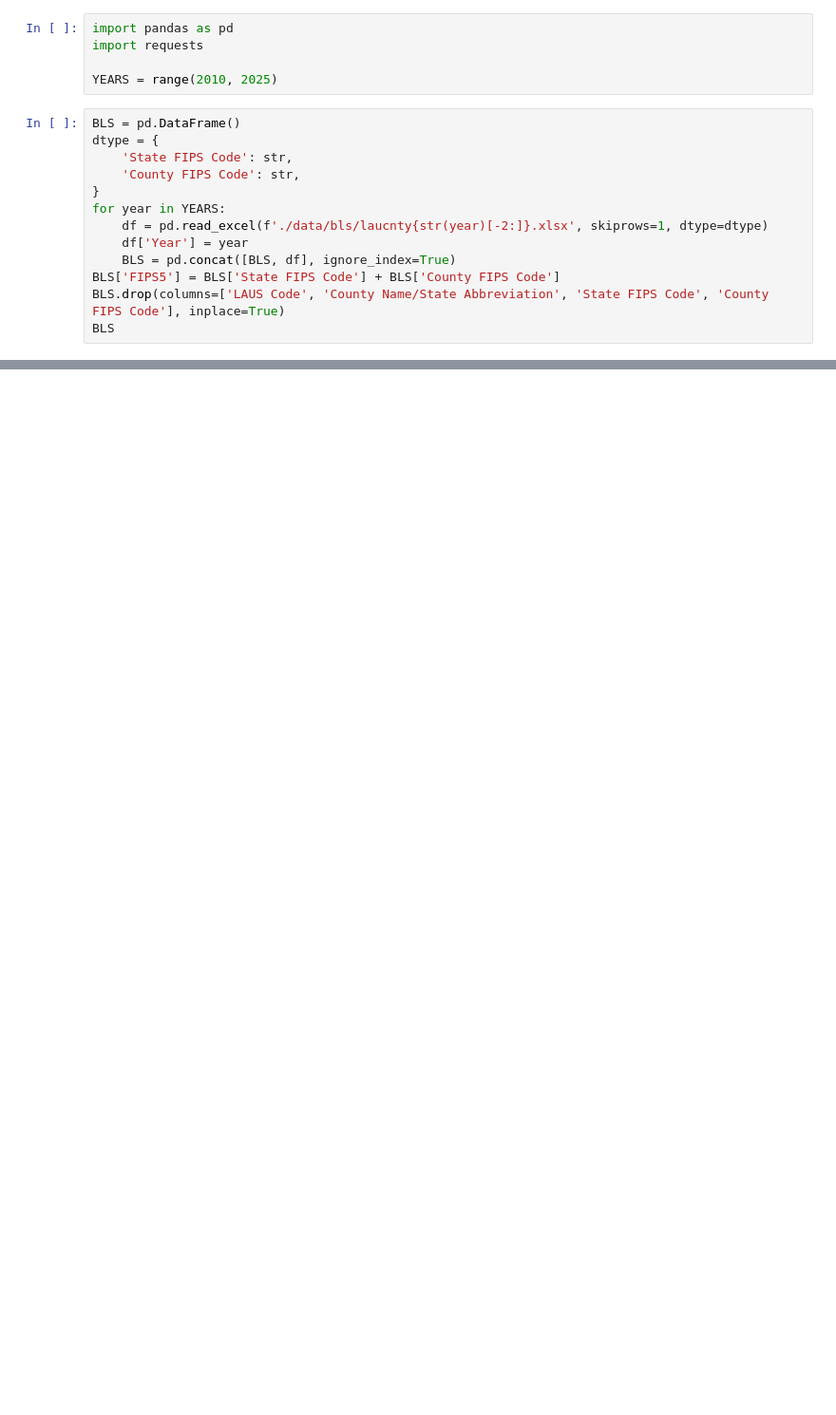
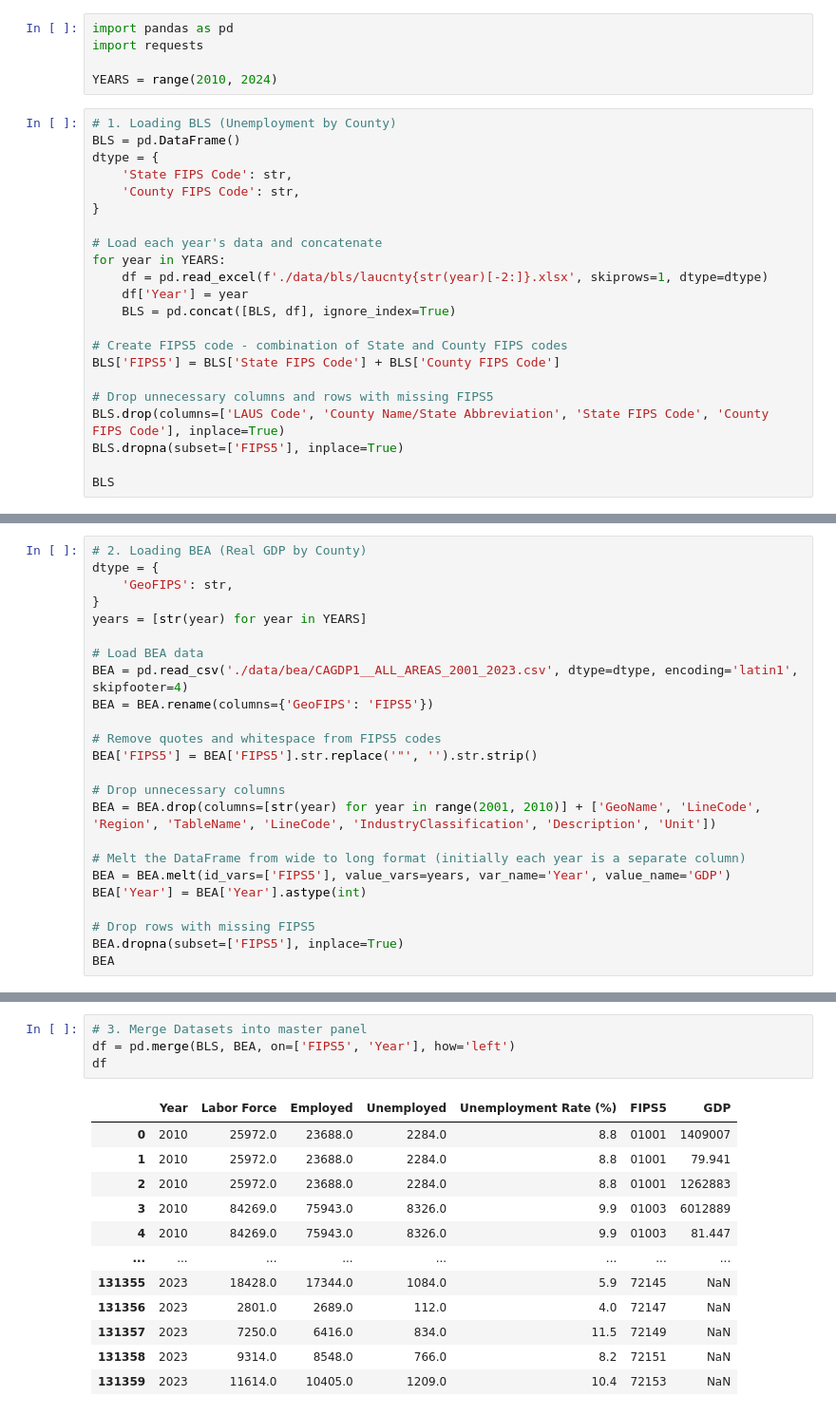
Before and after one commit to koacow/predicting-small-business-performance, a Jupyter notebook: compile_dataset.ipynb, the cells around one changed output, grey strips where cells are left out. Shown at 95% size. Saved outputs shown, nothing was run; the diff lists cells and outputs as text; blank space fills up the shorter version.

Commit message:
added gdp data, updated notebook readme, and added exploratory data analysis

```diff
--- a/compile_dataset.ipynb
+++ b/compile_dataset.ipynb
@@ -19,17 +34,26 @@ If API is not specified, data must be downloaded manually.
 import pandas as pd
 import requests
 
-YEARS = range(2010, 2025)
+YEARS = range(2010, 2024)
 # %%
+# 1. Loading BLS (Unemployment by County)
 BLS = pd.DataFrame()
 dtype = {
     'State FIPS Code': str,
     'County FIPS Code': str,
 }
+
+# Load each year's data and concatenate
 for year in YEARS:
     df = pd.read_excel(f'./data/bls/laucnty{str(year)[-2:]}.xlsx', skiprows=1, dtype=dtype)
     df['Year'] = year
     BLS = pd.concat([BLS, df], ignore_index=True)
+
+# Create FIPS5 code - combination of State and County FIPS codes
 BLS['FIPS5'] = BLS['State FIPS Code'] + BLS['County FIPS Code']
+
+# Drop unnecessary columns and rows with missing FIPS5
 BLS.drop(columns=['LAUS Code', 'County Name/State Abbreviation', 'State FIPS Code', 'County FIPS Code'], inplace=True)
+BLS.dropna(subset=['FIPS5'], inplace=True)
+
 BLS
@@ -35,0 +74,24 @@ BLS
+# %%
+# 2. Loading BEA (Real GDP by County)
+dtype = {
+    'GeoFIPS': str,
+}
+years = [str(year) for year in YEARS]
+
+# Load BEA data
+BEA = pd.read_csv('./data/bea/CAGDP1__ALL_AREAS_2001_2023.csv', dtype=dtype, encoding='latin1', skipfooter=4)
+BEA = BEA.rename(columns={'GeoFIPS': 'FIPS5'})
+
+# Remove quotes and whitespace from FIPS5 codes
+BEA['FIPS5'] = BEA['FIPS5'].str.replace('"', '').str.strip()
+
+# Drop unnecessary columns
+BEA = BEA.drop(columns=[str(year) for year in range(2001, 2010)] + ['GeoName', 'LineCode', 'Region', 'TableName', 'LineCode', 'IndustryClassification', 'Description', 'Unit'])
+
+# Melt the DataFrame from wide to long format (initially each year is a separate column)
+BEA = BEA.melt(id_vars=['FIPS5'], value_vars=years, var_name='Year', value_name='GDP')
+BEA['Year'] = BEA['Year'].astype(int)
+
+# Drop rows with missing FIPS5
+BEA.dropna(subset=['FIPS5'], inplace=True)
+BEA
@@ -35,0 +112,17 @@ BLS
+# %%
+# 3. Merge Datasets into master panel
+df = pd.merge(BLS, BEA, on=['FIPS5', 'Year'], how='left')
+df
+# %% [output]
+|  | Year | Labor Force | Employed | Unemployed | Unemployment Rate (%) | FIPS5 | GDP |
+| 0 | 2010 | 25972.0 | 23688.0 | 2284.0 | 8.8 | 01001 | 1409007 |
+| 1 | 2010 | 25972.0 | 23688.0 | 2284.0 | 8.8 | 01001 | 79.941 |
+| 2 | 2010 | 25972.0 | 23688.0 | 2284.0 | 8.8 | 01001 | 1262883 |
+| 3 | 2010 | 84269.0 | 75943.0 | 8326.0 | 9.9 | 01003 | 6012889 |
+| 4 | 2010 | 84269.0 | 75943.0 | 8326.0 | 9.9 | 01003 | 81.447 |
+| ... | ... | ... | ... | ... | ... | ... | ... |
+| 131355 | 2023 | 18428.0 | 17344.0 | 1084.0 | 5.9 | 72145 | NaN |
+| 131356 | 2023 | 2801.0 | 2689.0 | 112.0 | 4.0 | 72147 | NaN |
+| 131357 | 2023 | 7250.0 | 6416.0 | 834.0 | 11.5 | 72149 | NaN |
+| 131358 | 2023 | 9314.0 | 8548.0 | 766.0 | 8.2 | 72151 | NaN |
+| 131359 | 2023 | 11614.0 | 10405.0 | 1209.0 | 10.4 | 72153 | NaN |
```
Also changed, not shown: parts of 8 cells of this notebook.
